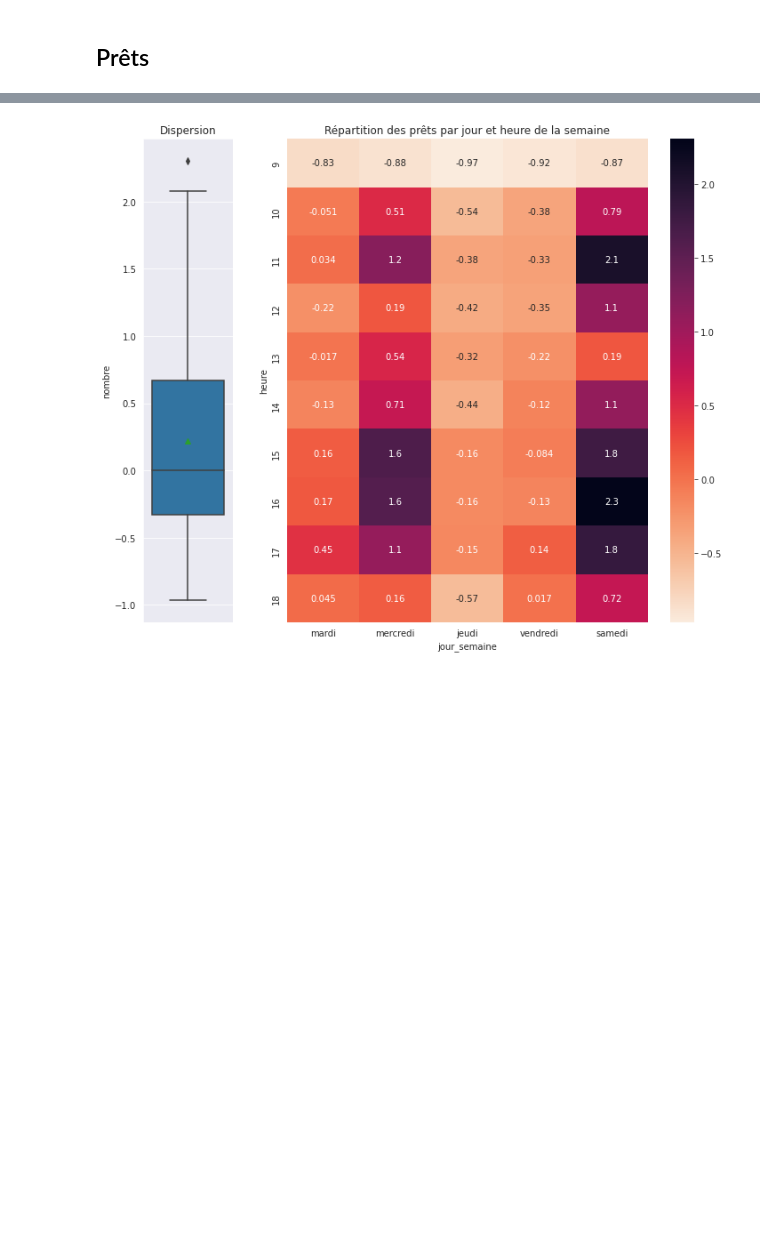
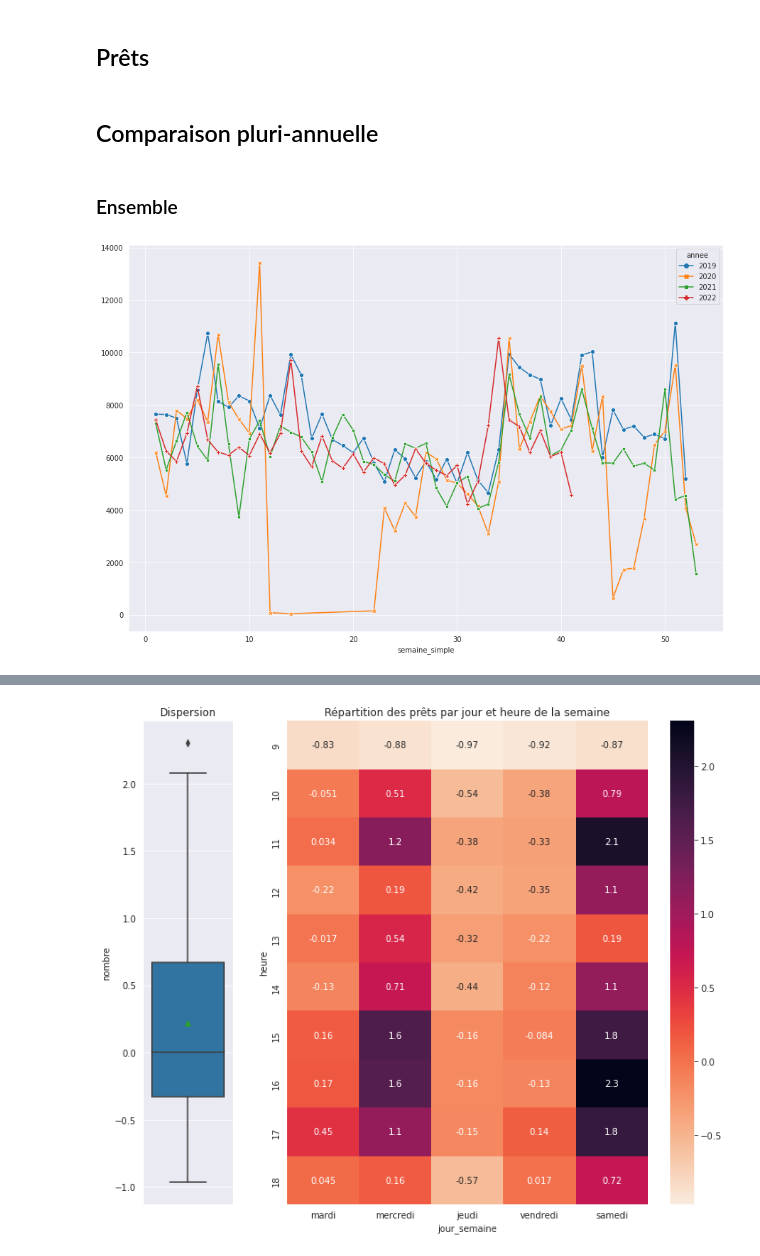
Before and after one commit to ragbx/kibini2, a Jupyter notebook: kibini/notebook_synthese.ipynb, the cells around one changed output, grey strips where cells are left out. Cells and saved outputs as stored; diff of their text form; code cells hidden in the pictures; blank space fills up the shorter version.

```diff
--- a/kibini/notebook_synthese.ipynb
+++ b/kibini/notebook_synthese.ipynb
@@ -106,3 +127,21 @@ f.show()
 [figure]
 # %% [markdown]
 ## Prêts
+# %% [markdown]
+## Comparaison pluri-annuelle
+# %% [markdown]
+### Ensemble
+# %%
+query = """
+SELECT issuedate as date_heure, borrowernumber as usager
+FROM stat_issues
+WHERE DATE(issuedate) >= '2019-01-01'
+"""
+prets = StatActivite(db_conn=db_conn, query=query)
+prets.get_df_activite()
+
+f, ax = plt.subplots(figsize=(15, 10))
+sns.lineplot(data=prets.df_activite, markers=True, dashes=False, ax=ax)
+f.show()
+# %% [output]
+[figure, added]
```
Also changed, not shown: parts of 8 cells of this notebook, 2 other files.
